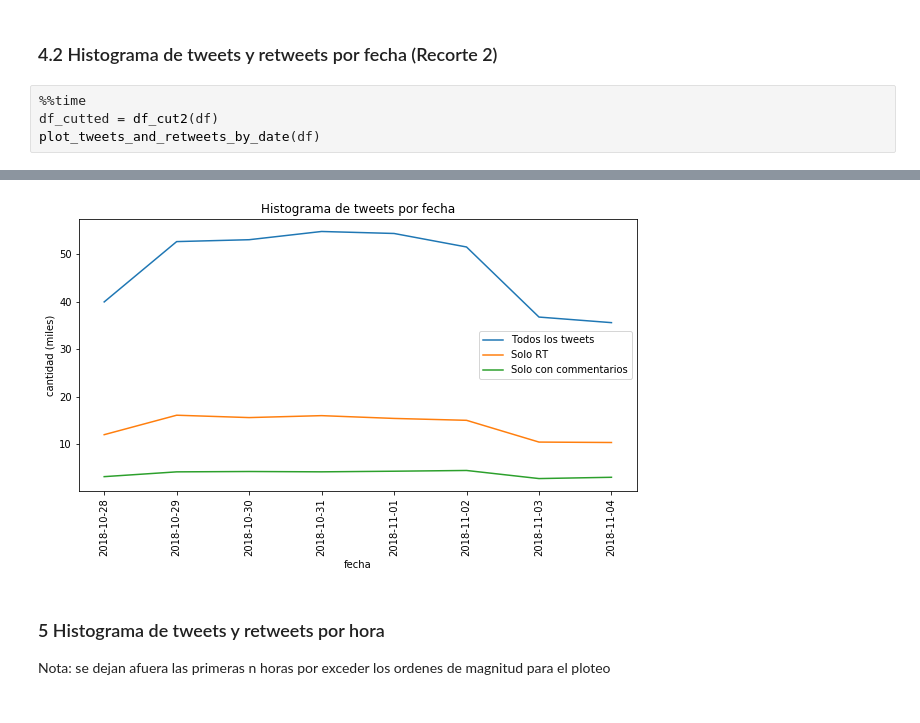
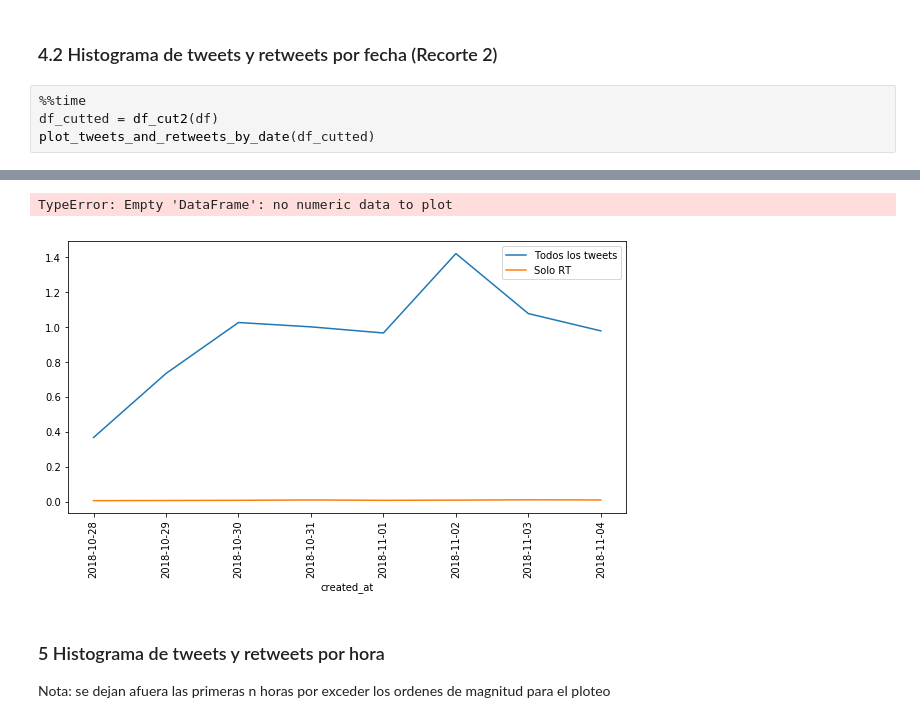
Before and after one commit to emeriles/sna-famaf, a Jupyter notebook: tw_dataset/Exploratory_visualization_corrected.ipynb, the cells around one changed output, grey strips where cells are left out. Saved outputs shown, nothing was run; the diff lists cells and outputs as text.

```diff
--- a/tw_dataset/Exploratory_visualization_corrected.ipynb
+++ b/tw_dataset/Exploratory_visualization_corrected.ipynb
@@ -352,5 +324,5 @@ Wall time: 1.12 s
 # %%
 %%time
 df_cutted = df_cut2(df)
-plot_tweets_and_retweets_by_date(df)
+plot_tweets_and_retweets_by_date(df_cutted)
 # %% [output]
@@ -359,4 +330,5 @@ Wall time: 673 ms
+TypeError: Empty 'DataFrame': no numeric data to plot
-[figure, old version]
+[figure, new version]
 # %% [markdown]
 ### 5 Histograma de tweets y retweets por hora
 
```
Also changed, not shown: parts of 28 cells of this notebook.
